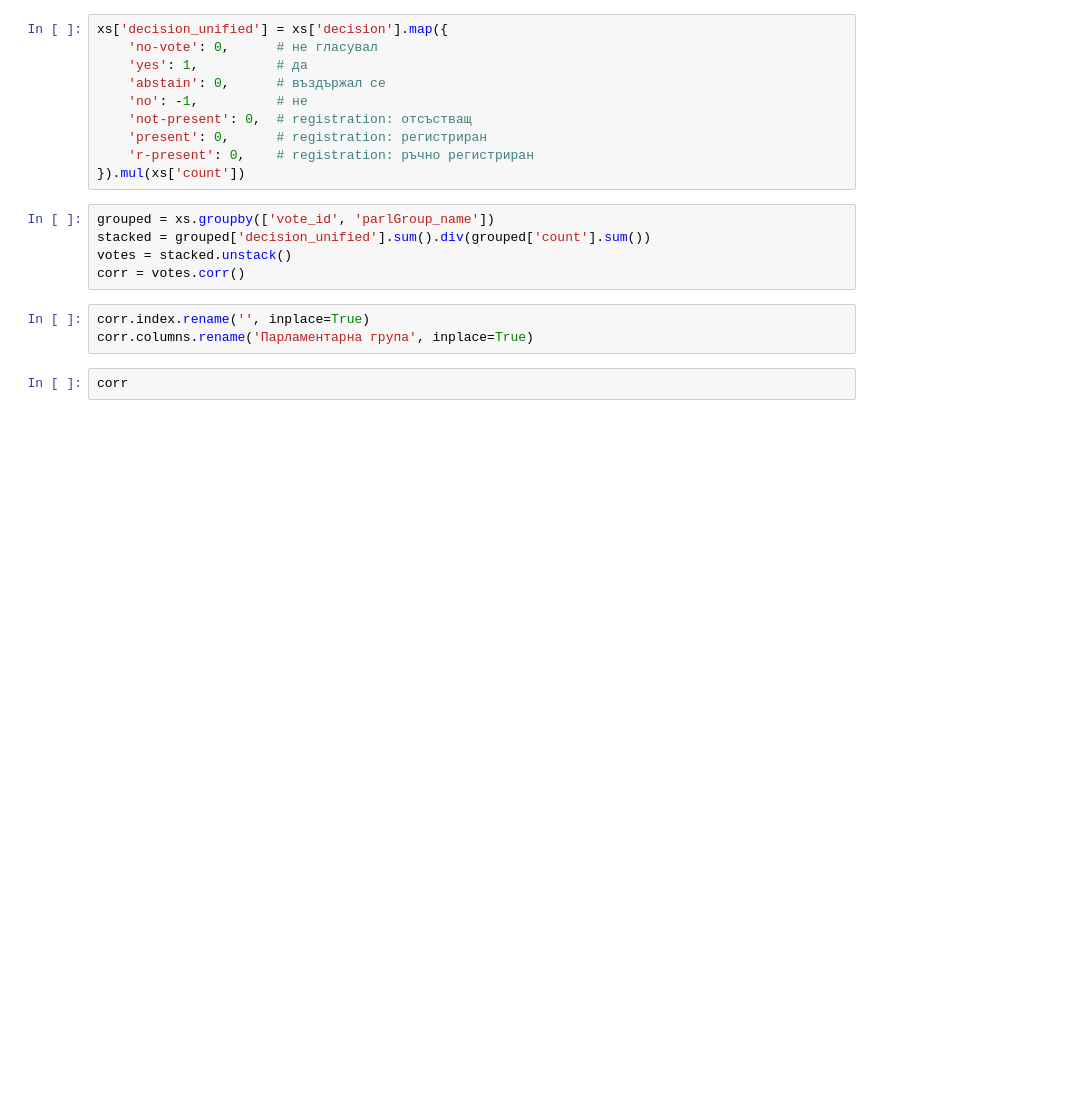
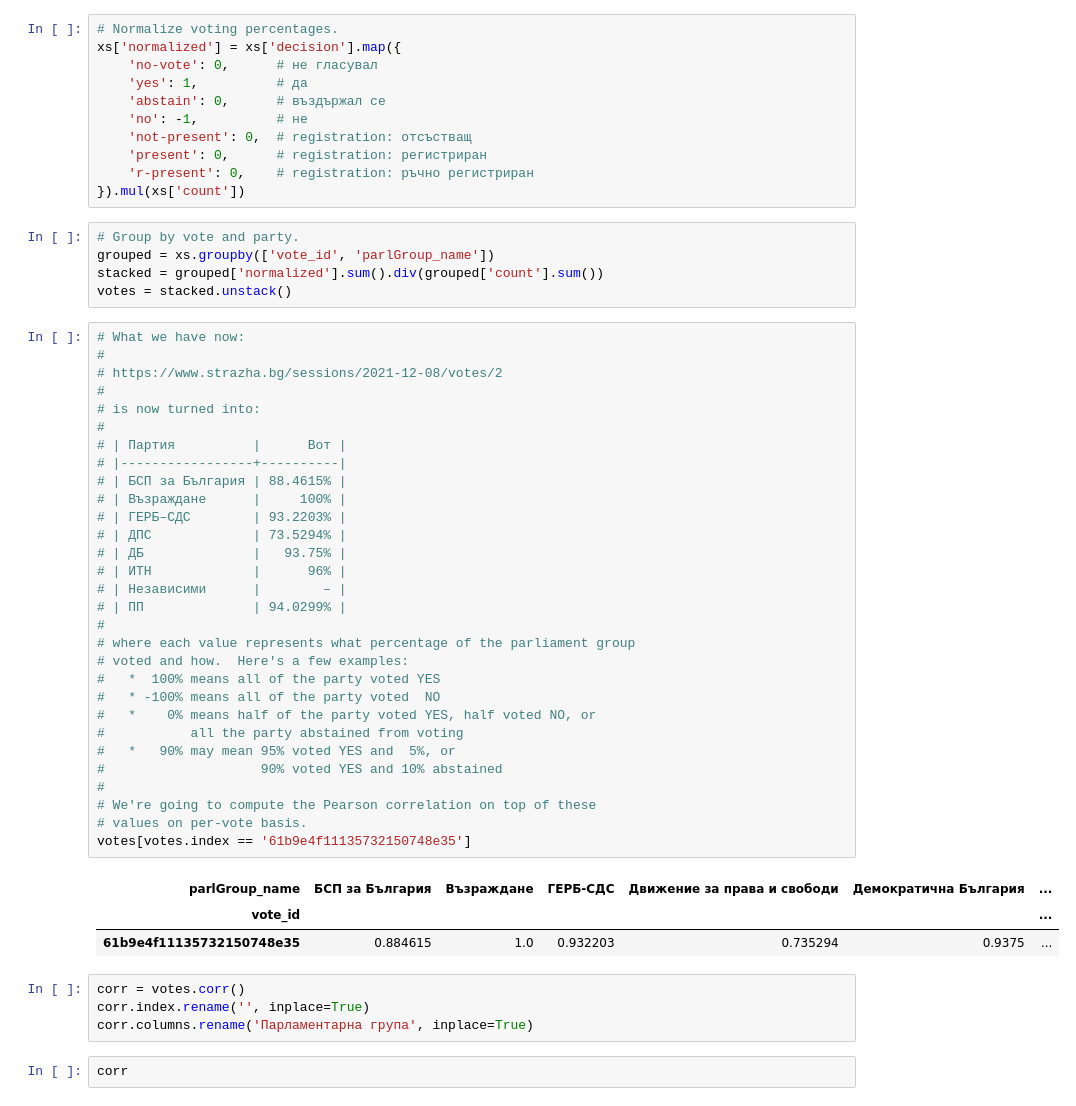
Before and after one commit to ydm/strazha, a Jupyter notebook: notebooks/correlations.ipynb, the cells around one changed output. Drawn from its saved outputs; the diff is of its cells as text; blank space fills up the shorter version.

```diff
--- a/notebooks/correlations.ipynb
+++ b/notebooks/correlations.ipynb
@@ -41,7 +44,8 @@ def f():
 xs = f()
 xs['parlGroup_name'] = xs['parlGroup'].map(mapping)
 # %%
-xs['decision_unified'] = xs['decision'].map({
+# Normalize voting percentages.
+xs['normalized'] = xs['decision'].map({
     'no-vote': 0,      # не гласувал
     'yes': 1,          # да
     'abstain': 0,      # въздържал се
@@ -50,12 +54,47 @@ xs['decision_unified'] = xs['decision'].map({
     'present': 0,      # registration: регистриран
     'r-present': 0,    # registration: ръчно регистриран
 }).mul(xs['count'])
-# %%
-grouped = xs.groupby(['vote_id', 'parlGroup_name'])
-stacked = grouped['decision_unified'].sum().div(grouped['count'].sum())
-votes = stacked.unstack()
-corr = votes.corr()
+# %%
+# Group by vote and party.
+grouped = xs.groupby(['vote_id', 'parlGroup_name'])
+stacked = grouped['normalized'].sum().div(grouped['count'].sum())
+votes = stacked.unstack()
+# %%
+# What we have now:
+#
+# https://www.strazha.bg/sessions/2021-12-08/votes/2
+#
+# is now turned into:
+#
+# | Партия          |      Вот |
+# |-----------------+----------|
+# | БСП за България | 88.4615% |
+# | Възраждане      |     100% |
+# | ГЕРБ–СДС        | 93.2203% |
+# | ДПС             | 73.5294% |
+# | ДБ              |   93.75% |
+# | ИТН             |      96% |
+# | Независими      |        – |
+# | ПП              | 94.0299% |
+#
+# where each value represents what percentage of the parliament group
+# voted and how.  Here's a few examples:
+#   *  100% means all of the party voted YES
+#   * -100% means all of the party voted  NO
+#   *    0% means half of the party voted YES, half voted NO, or
+#           all the party abstained from voting
+#   *   90% may mean 95% voted YES and  5%, or
+#                    90% voted YES and 10% abstained
+#
+# We're going to compute the Pearson correlation on top of these
+# values on per-vote basis.
+votes[votes.index == '61b9e4f11135732150748e35']
+# %% [output]
+| parlGroup_name | БСП за България | Възраждане | ГЕРБ-СДС | Движение за права и свободи | Демократична България | ... |
+| vote_id |  |  |  |  |  | ... |
+| 61b9e4f11135732150748e35 | 0.884615 | 1.0 | 0.932203 | 0.735294 | 0.9375 | ... |
 # %%
+corr = votes.corr()
 corr.index.rename('', inplace=True)
 corr.columns.rename('Парламентарна група', inplace=True)
 # %%
```
Also changed, not shown: parts of 4 cells of this notebook.
